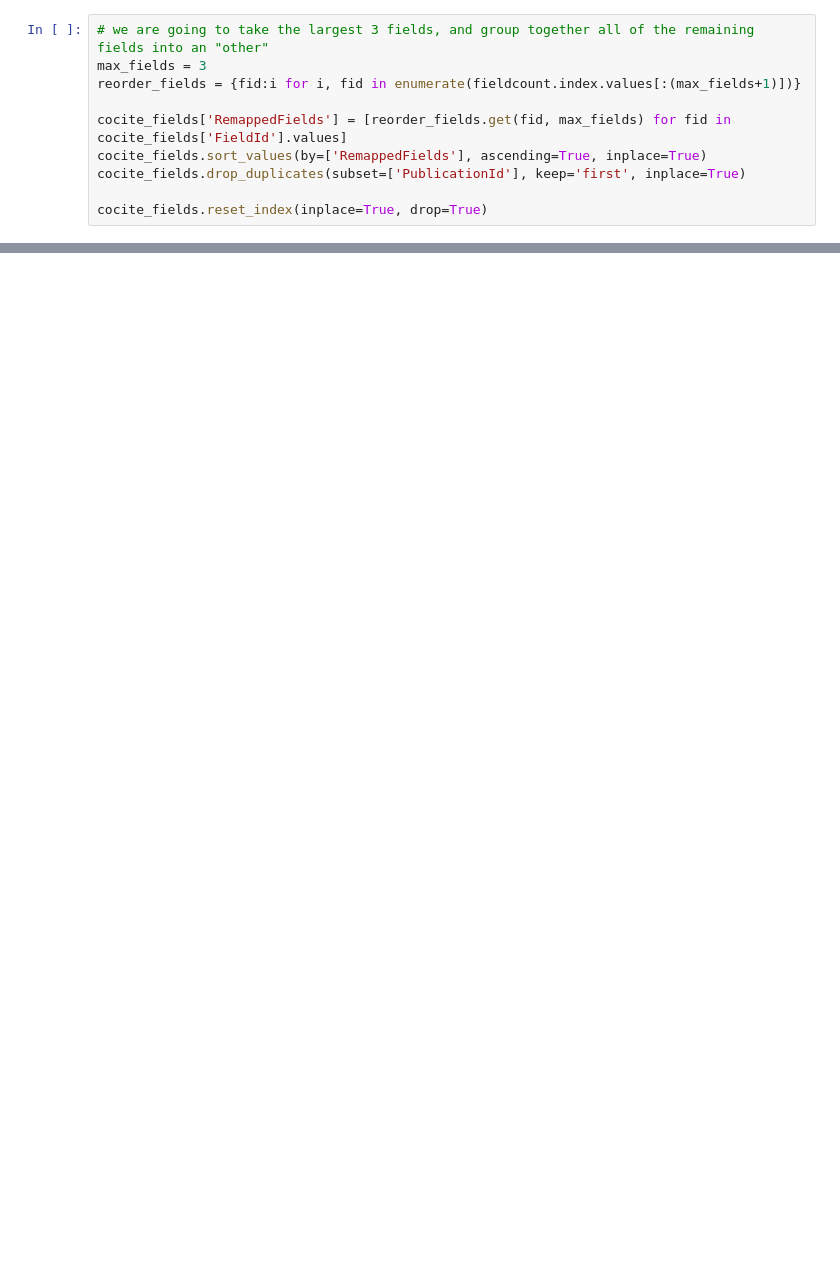
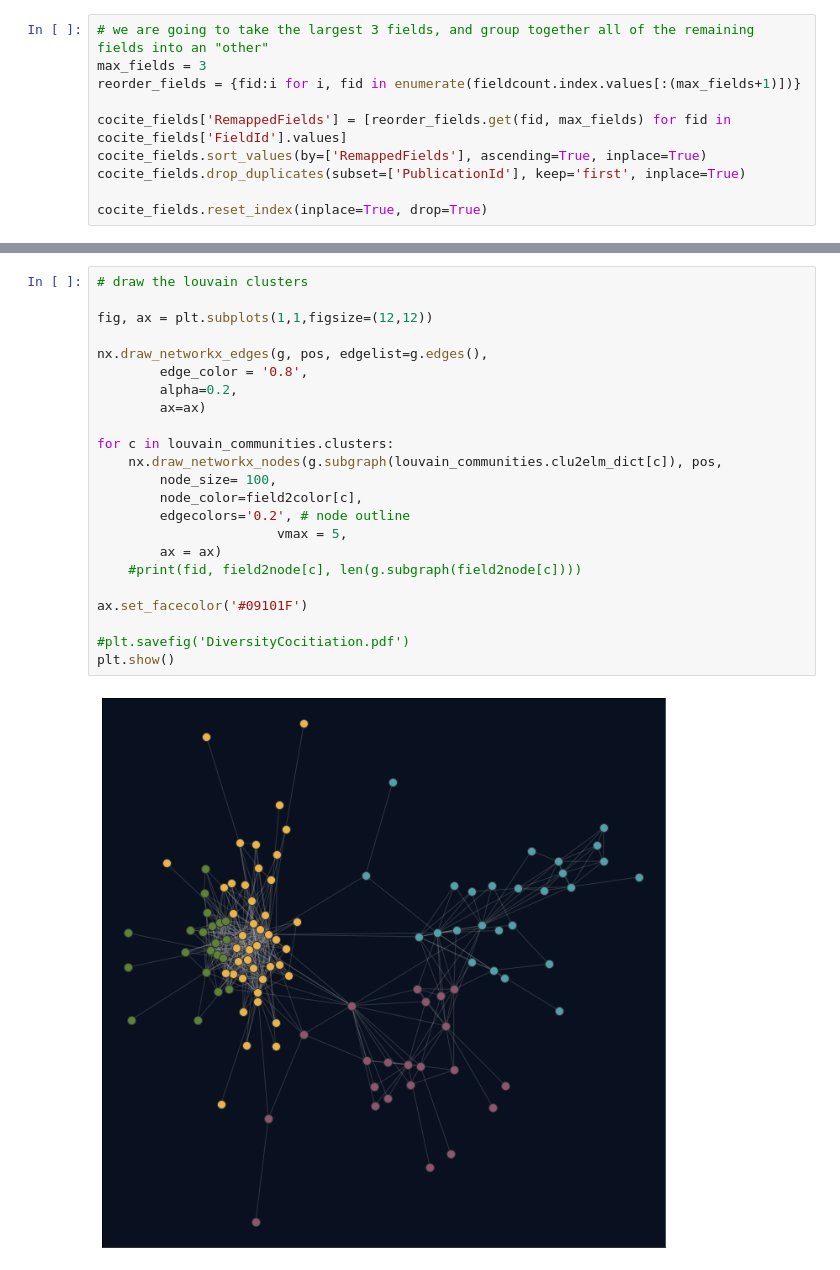
Before and after one commit to SciSciCollective/pyscisci, a Jupyter notebook: examples/Example of cocitation network.ipynb, the cells around one changed output, grey strips where cells are left out. Cells and saved outputs as stored; diff of their text form; blank space fills up the shorter version.

```diff
--- a/examples/Example of cocitation network.ipynb
+++ b/examples/Example of cocitation network.ipynb
@@ -179,0 +242,25 @@ plt.show()
+# %%
+# draw the louvain clusters
+
+fig, ax = plt.subplots(1,1,figsize=(12,12))
+
+nx.draw_networkx_edges(g, pos, edgelist=g.edges(),
+        edge_color = '0.8',
+        alpha=0.2,
+        ax=ax)
+
+for c in louvain_communities.clusters:
+    nx.draw_networkx_nodes(g.subgraph(louvain_communities.clu2elm_dict[c]), pos,
+        node_size= 100,
+        node_color=field2color[c],
+        edgecolors='0.2', # node outline
+                       vmax = 5,
+        ax = ax)
+    #print(fid, field2node[c], len(g.subgraph(field2node[c])))
+
+ax.set_facecolor('#09101F')
+
+#plt.savefig('DiversityCocitiation.pdf')
+plt.show()
+# %% [output]
+[figure, added]
```
Also changed, not shown: parts of 17 cells of this notebook, 26 other files.
